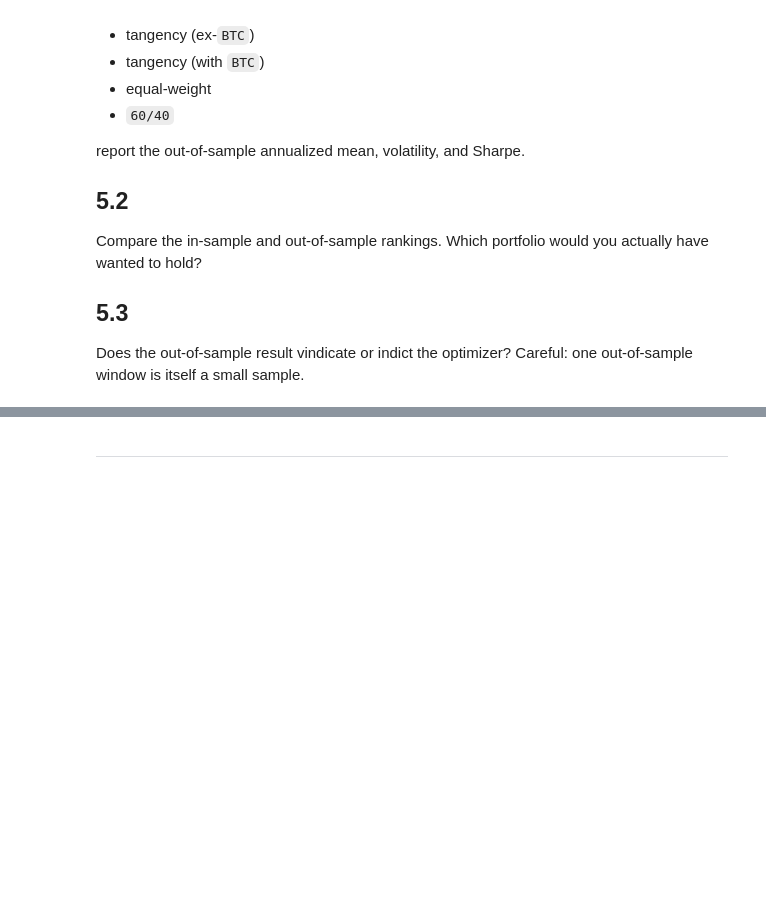
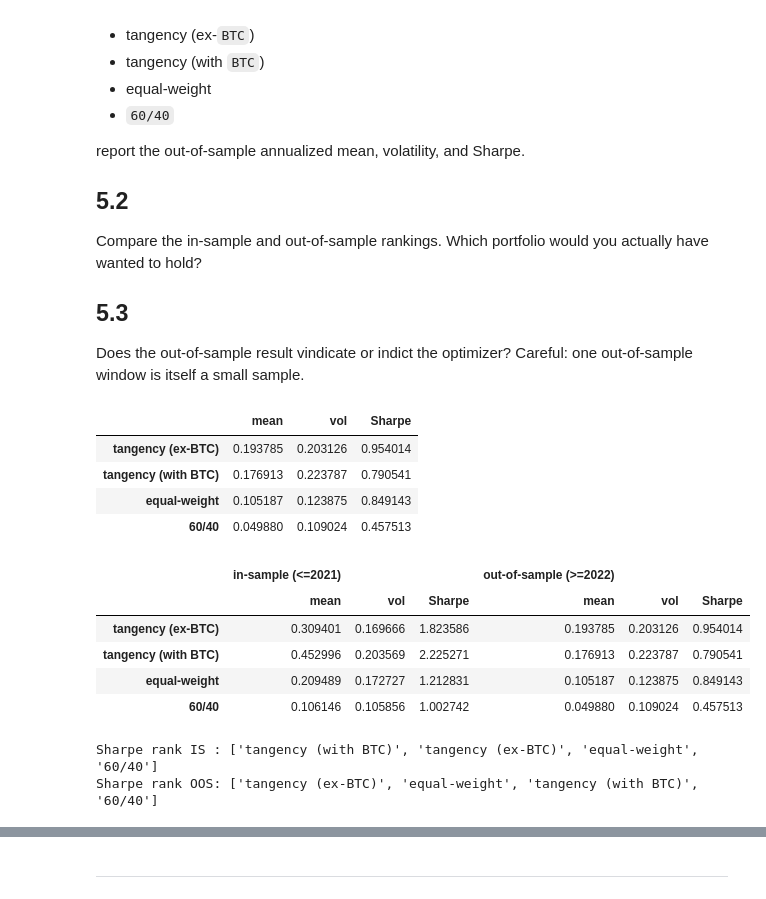
Before and after one commit to samLeung24/Quant-Part-II, a Jupyter notebook: Multi-Asset_Allocation.ipynb, the cells around one changed output, grey strips where cells are left out. Drawn from its saved outputs; the diff is of its cells as text; code cells hidden in the pictures; blank space fills up the shorter version.

```diff
--- a/Multi-Asset_Allocation.ipynb
+++ b/Multi-Asset_Allocation.ipynb
@@ -276,3 +363,77 @@ Compare the in-sample and out-of-sample rankings. Which portfolio would you actu
 ## 5.3
 
 Does the out-of-sample result vindicate or indict the optimizer? Careful: one out-of-sample window is itself a small sample.
+# %%
+from pathlib import Path
+import numpy as np
+import pandas as pd
+
+ANN = 52
+ASSETS6 = ["SPY", "VEA", "IEF", "HYG", "GLD", "USO"]
+ASSETS7 = ASSETS6 + ["BTC"]
+
+_candidates = [
+    Path("/Users/christophermo/Downloads/asset_class_etf_data.xlsx"),
+    Path("data/asset_class_etf_data.xlsx"),
+    Path("../data/asset_class_etf_data.xlsx"),
+    Path("/Users/christophermo/Desktop/FINM-Quizzes/data/asset_class_etf_data.xlsx"),
+]
+FILEDATA = next(p for p in _candidates if p.exists())
+
+rx = pd.read_excel(FILEDATA, sheet_name="excess returns", index_col="Date", parse_dates=True)
+rx_is = rx.loc[: "2021-12-31"]
+rx_oos = rx.loc["2022-01-01":]
+
+def tangency_weights(excess, tickers):
+    mu = excess[tickers].mean().values
+    Sig = excess[tickers].cov().values
+    raw = np.linalg.inv(Sig) @ mu
+    return pd.Series(raw / raw.sum(), index=tickers)
+
+def port_excess(excess, weights):
+    w = weights.reindex(excess.columns).fillna(0.0)
+    return excess.mul(w, axis=1).sum(axis=1)
+
+def ann_stats(r):
+    mu = r.mean() * ANN
+    vol = r.std(ddof=1) * np.sqrt(ANN)
+    return pd.Series({"mean": mu, "vol": vol, "Sharpe": mu / vol})
+
+w_tan_ex = tangency_weights(rx_is, ASSETS6)
+w_tan_btc = tangency_weights(rx_is, ASSETS7)
+w_ew = pd.Series(1 / 7, index=ASSETS7)
+w_6040 = pd.Series(0.0, index=ASSETS7)
+w_6040["SPY"] = 0.60
+w_6040["IEF"] = 0.40
+
+portfolios = {
+    "tangency (ex-BTC)": w_tan_ex,
+    "tangency (with BTC)": w_tan_btc,
+    "equal-weight": w_ew,
+    "60/40": w_6040,
+}
+
+# 5.1 OOS stats
+oos_stats = pd.DataFrame({name: ann_stats(port_excess(rx_oos, w)) for name, w in portfolios.items()}).T
+display(oos_stats)
+
+# 5.2 IS vs OOS rankings
+is_stats = pd.DataFrame({name: ann_stats(port_excess(rx_is, w)) for name, w in portfolios.items()}).T
+compare = pd.concat({"in-sample (<=2021)": is_stats, "out-of-sample (>=2022)": oos_stats}, axis=1)
+display(compare)
+print("Sharpe rank IS :", list(is_stats["Sharpe"].sort_values(ascending=False).index))
+print("Sharpe rank OOS:", list(oos_stats["Sharpe"].sort_values(ascending=False).index))
+# %% [output]
+|  | mean | vol | Sharpe |
+| tangency (ex-BTC) | 0.193785 | 0.203126 | 0.954014 |
+| tangency (with BTC) | 0.176913 | 0.223787 | 0.790541 |
+| equal-weight | 0.105187 | 0.123875 | 0.849143 |
+| 60/40 | 0.049880 | 0.109024 | 0.457513 |
+|  | in-sample (<=2021) |  |  | out-of-sample (>=2022) |  |  |
+|  | mean | vol | Sharpe | mean | vol | Sharpe |
+| tangency (ex-BTC) | 0.309401 | 0.169666 | 1.823586 | 0.193785 | 0.203126 | 0.954014 |
+| tangency (with BTC) | 0.452996 | 0.203569 | 2.225271 | 0.176913 | 0.223787 | 0.790541 |
+| equal-weight | 0.209489 | 0.172727 | 1.212831 | 0.105187 | 0.123875 | 0.849143 |
+| 60/40 | 0.106146 | 0.105856 | 1.002742 | 0.049880 | 0.109024 | 0.457513 |
+Sharpe rank IS : ['tangency (with BTC)', 'tangency (ex-BTC)', 'equal-weight', '60/40']
+Sharpe rank OOS: ['tangency (ex-BTC)', 'equal-weight', 'tangency (with BTC)', '60/40']
```
Also changed, not shown: parts of 4 cells of this notebook.
